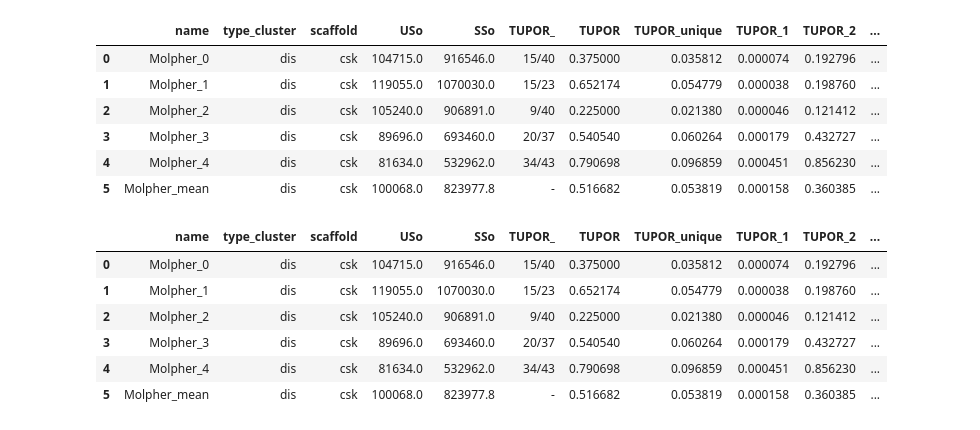
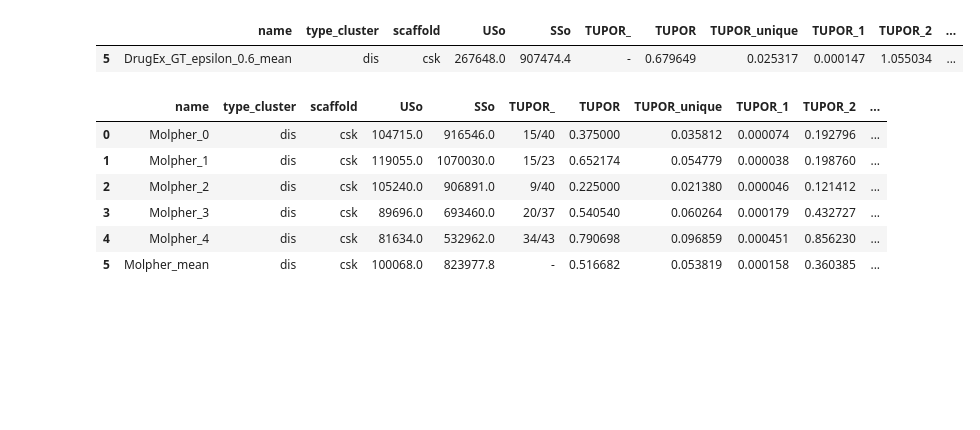
Before and after one commit to filvaleriia/scaffold-based-metrics, a Jupyter notebook: pridani_KL.ipynb, the cells around one changed output. Saved outputs shown, nothing was run; the diff lists cells and outputs as text; code cells hidden in the pictures; blank space fills up the shorter version.

```diff
--- a/pridani_KL.ipynb
+++ b/pridani_KL.ipynb
@@ -28,13 +34,8 @@ df_gen['KL_OS_RS'] = def_gen_2
 # %%
-df_gen
+mean
 # %% [output]
 |  | name | type_cluster | scaffold | USo | SSo | TUPOR_ | TUPOR | TUPOR_unique | TUPOR_1 | TUPOR_2 | ... |
-| 0 | Molpher_0 | dis | csk | 104715.0 | 916546.0 | 15/40 | 0.375000 | 0.035812 | 0.000074 | 0.192796 | ... |
-| 1 | Molpher_1 | dis | csk | 119055.0 | 1070030.0 | 15/23 | 0.652174 | 0.054779 | 0.000038 | 0.198760 | ... |
-| 2 | Molpher_2 | dis | csk | 105240.0 | 906891.0 | 9/40 | 0.225000 | 0.021380 | 0.000046 | 0.121412 | ... |
-| 3 | Molpher_3 | dis | csk | 89696.0 | 693460.0 | 20/37 | 0.540540 | 0.060264 | 0.000179 | 0.432727 | ... |
-| 4 | Molpher_4 | dis | csk | 81634.0 | 532962.0 | 34/43 | 0.790698 | 0.096859 | 0.000451 | 0.856230 | ... |
-| 5 | Molpher_mean | dis | csk | 100068.0 | 823977.8 | - | 0.516682 | 0.053819 | 0.000158 | 0.360385 | ... |
+| 5 | DrugEx_GT_epsilon_0.6_mean | dis | csk | 267648.0 | 907474.4 | - | 0.679649 | 0.025317 | 0.000147 | 1.055034 | ... |
 # %%
 df_gen = pd.read_csv("data/results/Glucocorticoid_receptor/csk_scaffolds/dis/Molpher/df_all_clusters_with_mean.csv")
 df_gen
```
Also changed, not shown: parts of 3 cells of this notebook, 4 other files.
